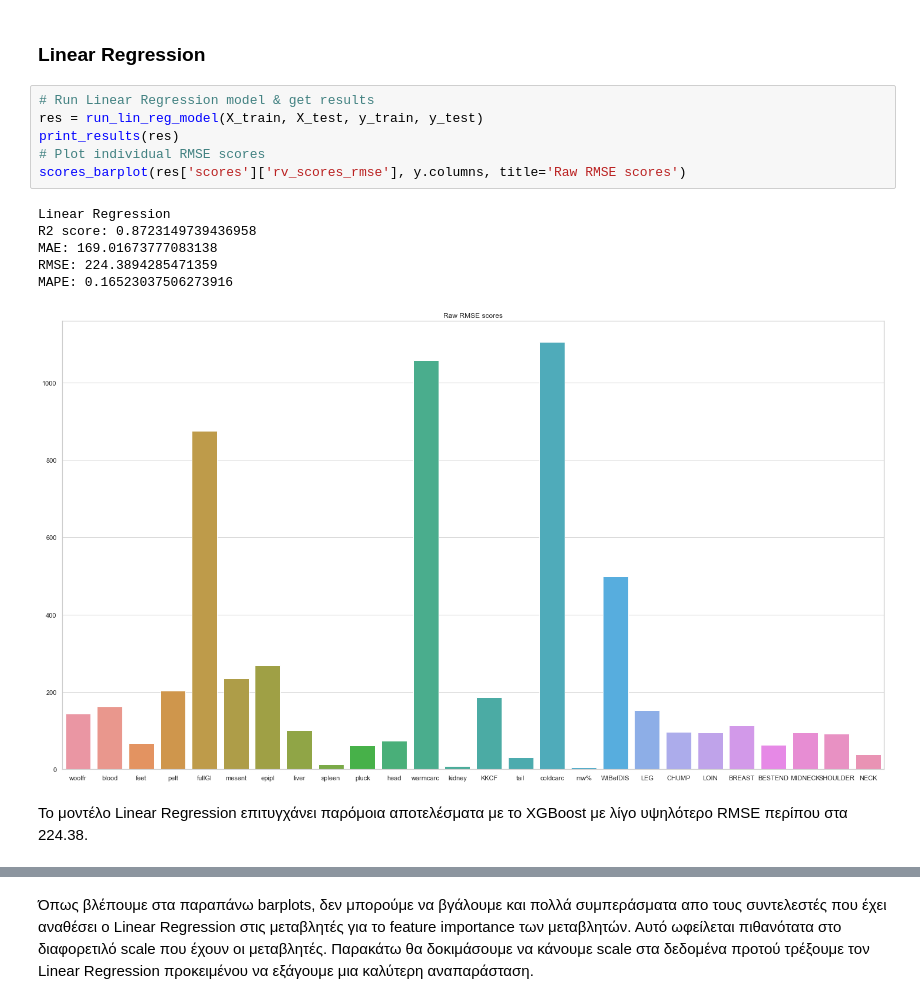
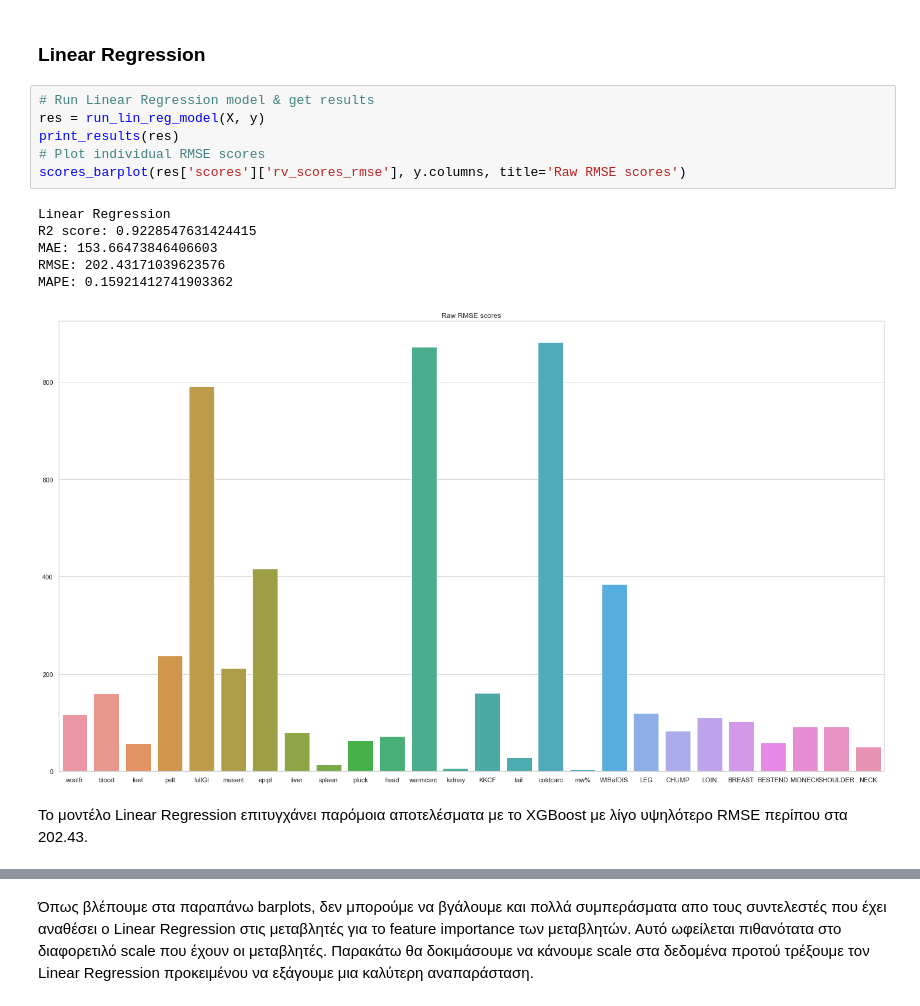
Before and after one commit to antonis-ant/thesis-code, a Jupyter notebook: EDA_notebook.ipynb, the cells around one changed output, grey strips where cells are left out. Cells and saved outputs as stored; diff of their text form.

```diff
--- a/EDA_notebook.ipynb
+++ b/EDA_notebook.ipynb
@@ -214,19 +203,19 @@ plot_feature_imps(res['feat_imps'], X.columns, y.columns)
 ### Linear Regression
 # %%
 # Run Linear Regression model & get results
-res = run_lin_reg_model(X_train, X_test, y_train, y_test)
+res = run_lin_reg_model(X, y)
 print_results(res)
 # Plot individual RMSE scores
 scores_barplot(res['scores']['rv_scores_rmse'], y.columns, title='Raw RMSE scores')
 # %% [output]
 Linear Regression
-R2 score: 0.8723149739436958
-MAE: 169.01673777083138
-RMSE: 224.3894285471359
-MAPE: 0.16523037506273916
+R2 score: 0.9228547631424415
+MAE: 153.66473846406603
+RMSE: 202.43171039623576
+MAPE: 0.15921412741903362
-[figure, old version]
+[figure, new version]
 # %% [markdown]
-Το μοντέλο Linear Regression επιτυγχάνει παρόμοια αποτελέσματα με το XGBoost με λίγο υψηλότερο RMSE περίπου στα 224.38.
+Το μοντέλο Linear Regression επιτυγχάνει παρόμοια αποτελέσματα με το XGBoost με λίγο υψηλότερο RMSE περίπου στα 202.43.
 # %%
 # Plot coefficients
 plot_feature_imps(res['feat_imps'], X.columns, y.columns)
```
Also changed, not shown: parts of 24 cells of this notebook, 2 other files.
